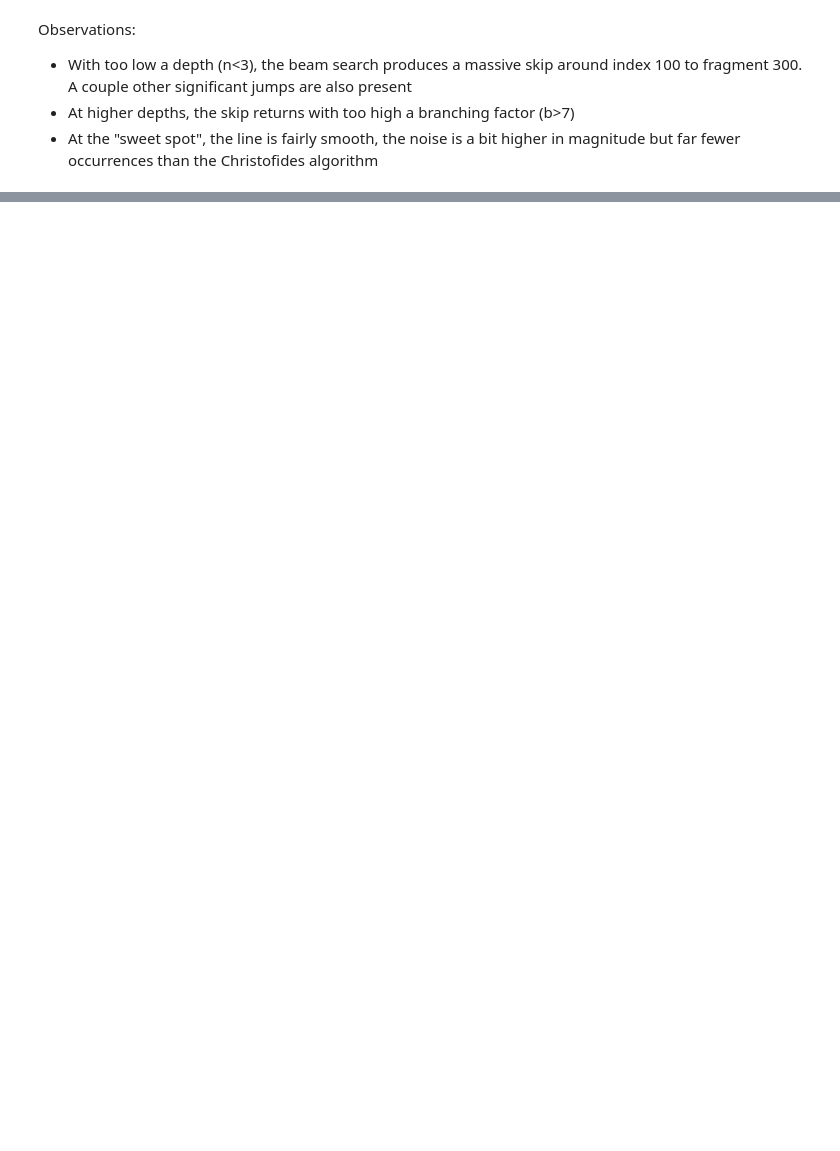
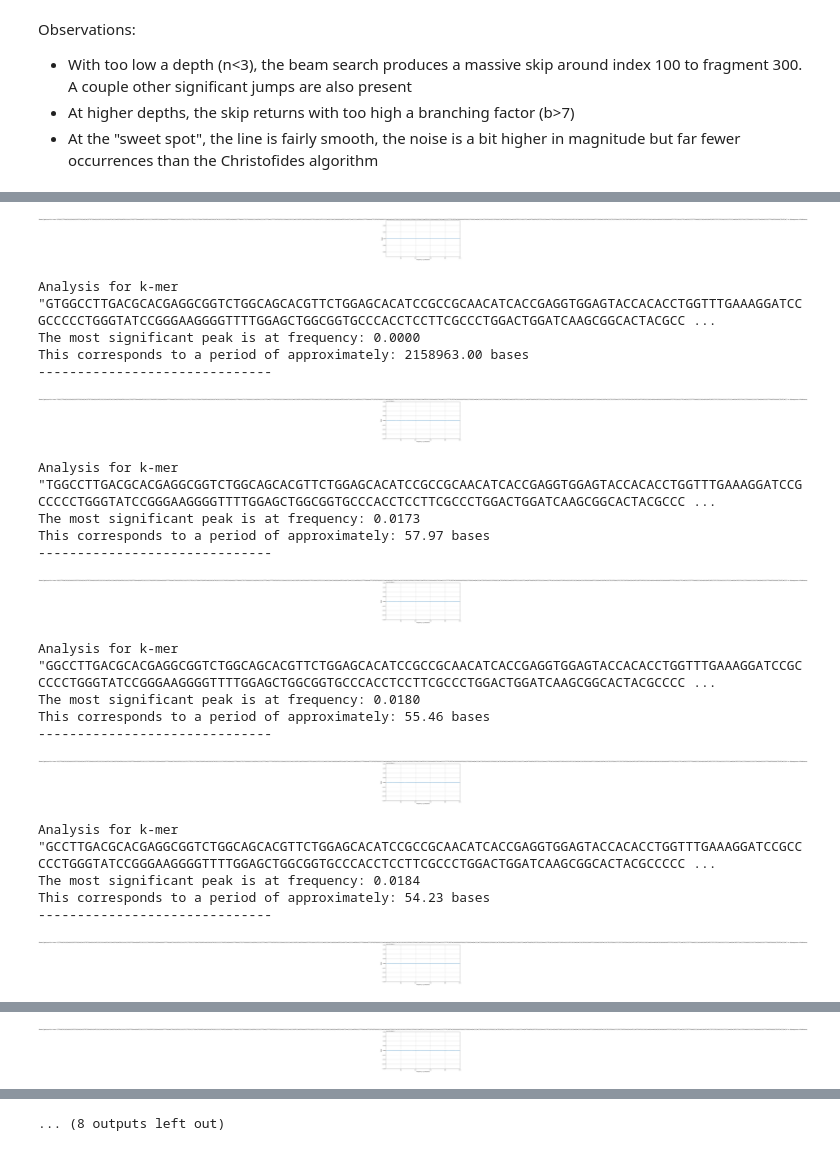
Before and after one commit to KennethEnevoldsen/dna2vec, a Jupyter notebook: evaluate/assembly.ipynb, the cells around one changed output, grey strips where cells are left out. Saved outputs shown, nothing was run; the diff lists cells and outputs as text; code cells hidden in the pictures; blank space fills up the shorter version.

```diff
--- a/evaluate/assembly.ipynb
+++ b/evaluate/assembly.ipynb
@@ -410,0 +476,77 @@ Observations:
+# %%
+import numpy as np
+import matplotlib.pyplot as plt
+from scipy.fft import rfft, rfftfreq
+
+def plot_kmer_periodicity(sequence: str, kmer: str, title: str):
+    """
+    Finds and plots the periodicity of a specific k-mer in a DNA sequence using FFT.
+
+    Args:
+        sequence (str): The input DNA sequence.
+        kmer (str): The DNA k-mer (substring) to analyze.
+        title (str): The title for the plot.
+    """
+    # 1. Create the numerical indicator signal for the specified k-mer.
+    # A '1' where the k-mer is present, '0' otherwise.
+    k = len(kmer)
+    signal = np.array([1 if sequence[i:i+k] == kmer else 0 for i in range(len(sequence) - k + 1)])
+
+    # Add padding to make the signal the same length as the original sequence
+    # This is important for frequency interpretation, though not strictly necessary for peak finding.
+    signal = np.pad(signal, (0, k - 1), 'constant')
+
+    # 2. Compute the Fast Fourier Transform (FFT).
+    fft_result = rfft(signal)
+    power_spectrum = np.abs(fft_result)**2
+
+    # 3. Get the corresponding frequencies.
+    frequencies = rfftfreq(len(signal))
+
+    # 4. Plot the results.
+    plt.figure(figsize=(12, 6))
+    plt.plot(frequencies, power_spectrum)
+    plt.title(f'Power Spectrum for k-mer "{kmer}" in: {title}')
+    plt.xlabel('Frequency (cycles/base)')
+    plt.ylabel('Power')
+    plt.grid(True)
+    plt.xlim(0.001, 0.5)
+    plt.show()
+
+    # 5. Find and interpret the most significant peak.
+    if len(power_spectrum) > 1:
+        peak_index = np.argmax(power_spectrum[1:]) + 1
+        peak_frequency = frequencies[peak_index]
+        peak_period = 1 / peak_frequency
+
+        print(f'Analysis for k-mer "{kmer}":')
+        print(f'The most significant peak is at frequency: {peak_frequency:.4f}')
+        print(f'This corresponds to a period of approximately: {peak_period:.2f} bases')
+        print("-" * 30)
+    else:
+        print(f"Could not perform analysis for k-mer '{kmer}'. The signal is too short.")
+
+for kmer in list(kmer_counts.keys())[:10]:
+    plot_kmer_periodicity(subsequence_of_reference, kmer, "Subsequence of Reference")
+# %% [output]
+[figure, added]
+Analysis for k-mer "GTGGCCTTGACGCACGAGGCGGTCTGGCAGCACGTTCTGGAGCACATCCGCCGCAACATCACCGAGGTGGAGTACCACACCTGGTTTGAAAGGATCCGCCCCCTGGGTATCCGGGAAGGGGTTTTGGAGCTGGCGGTGCCCACCTCCTTCGCCCTGGACTGGATCAAGCGGCACTACGCC ...
+The most significant peak is at frequency: 0.0000
+This corresponds to a period of approximately: 2158963.00 bases
+------------------------------
+[figure, added]
+Analysis for k-mer "TGGCCTTGACGCACGAGGCGGTCTGGCAGCACGTTCTGGAGCACATCCGCCGCAACATCACCGAGGTGGAGTACCACACCTGGTTTGAAAGGATCCGCCCCCTGGGTATCCGGGAAGGGGTTTTGGAGCTGGCGGTGCCCACCTCCTTCGCCCTGGACTGGATCAAGCGGCACTACGCCC ...
+The most significant peak is at frequency: 0.0173
+This corresponds to a period of approximately: 57.97 bases
+------------------------------
+[figure, added]
+Analysis for k-mer "GGCCTTGACGCACGAGGCGGTCTGGCAGCACGTTCTGGAGCACATCCGCCGCAACATCACCGAGGTGGAGTACCACACCTGGTTTGAAAGGATCCGCCCCCTGGGTATCCGGGAAGGGGTTTTGGAGCTGGCGGTGCCCACCTCCTTCGCCCTGGACTGGATCAAGCGGCACTACGCCCC ...
+The most significant peak is at frequency: 0.0180
+This corresponds to a period of approximately: 55.46 bases
+------------------------------
+[figure, added]
+Analysis for k-mer "GCCTTGACGCACGAGGCGGTCTGGCAGCACGTTCTGGAGCACATCCGCCGCAACATCACCGAGGTGGAGTACCACACCTGGTTTGAAAGGATCCGCCCCCTGGGTATCCGGGAAGGGGTTTTGGAGCTGGCGGTGCCCACCTCCTTCGCCCTGGACTGGATCAAGCGGCACTACGCCCCC ...
+The most significant peak is at frequency: 0.0184
+This corresponds to a period of approximately: 54.23 bases
+------------------------------
+[figure, added]
@@ -410,0 +557 @@ Observations:
+[figure, added]
@@ -410,0 +562 @@ Observations:
+... (8 outputs left out)
```
Also changed, not shown: parts of 46 cells of this notebook, 24 other files.
